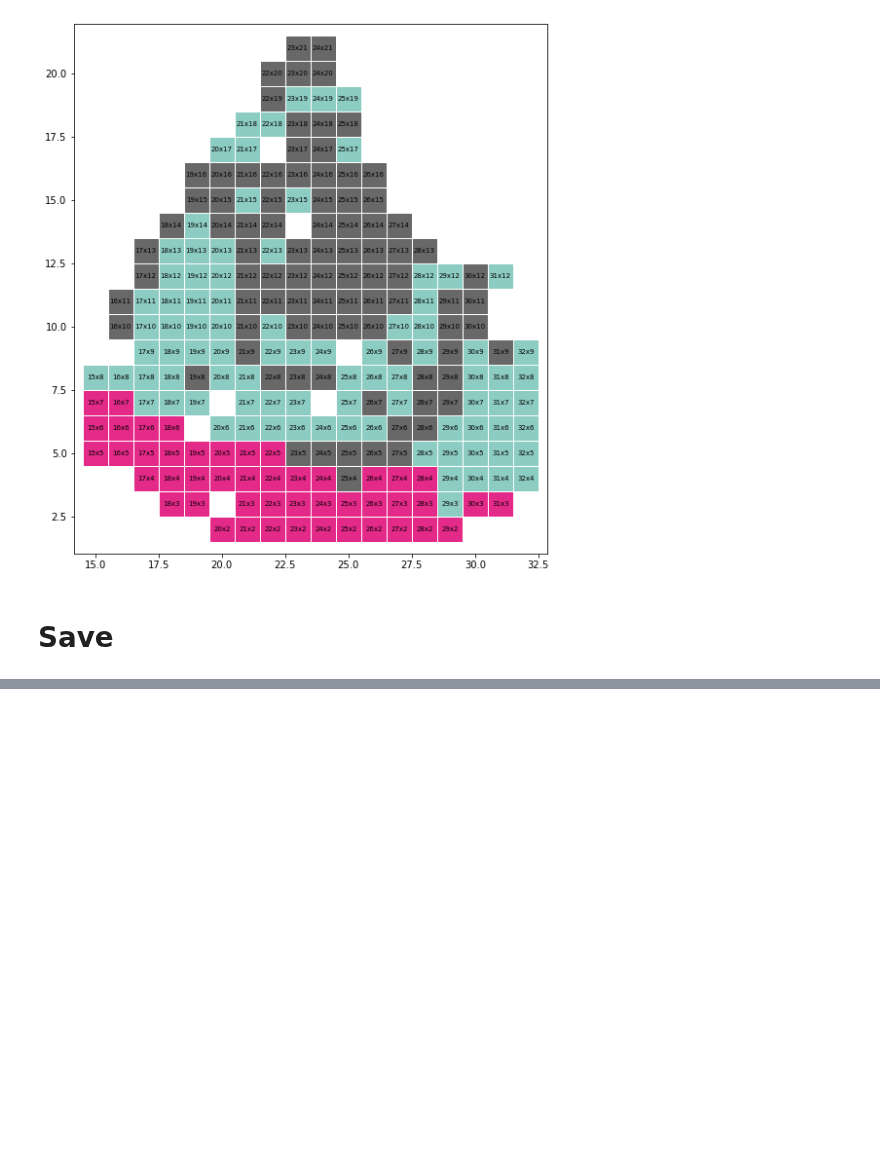
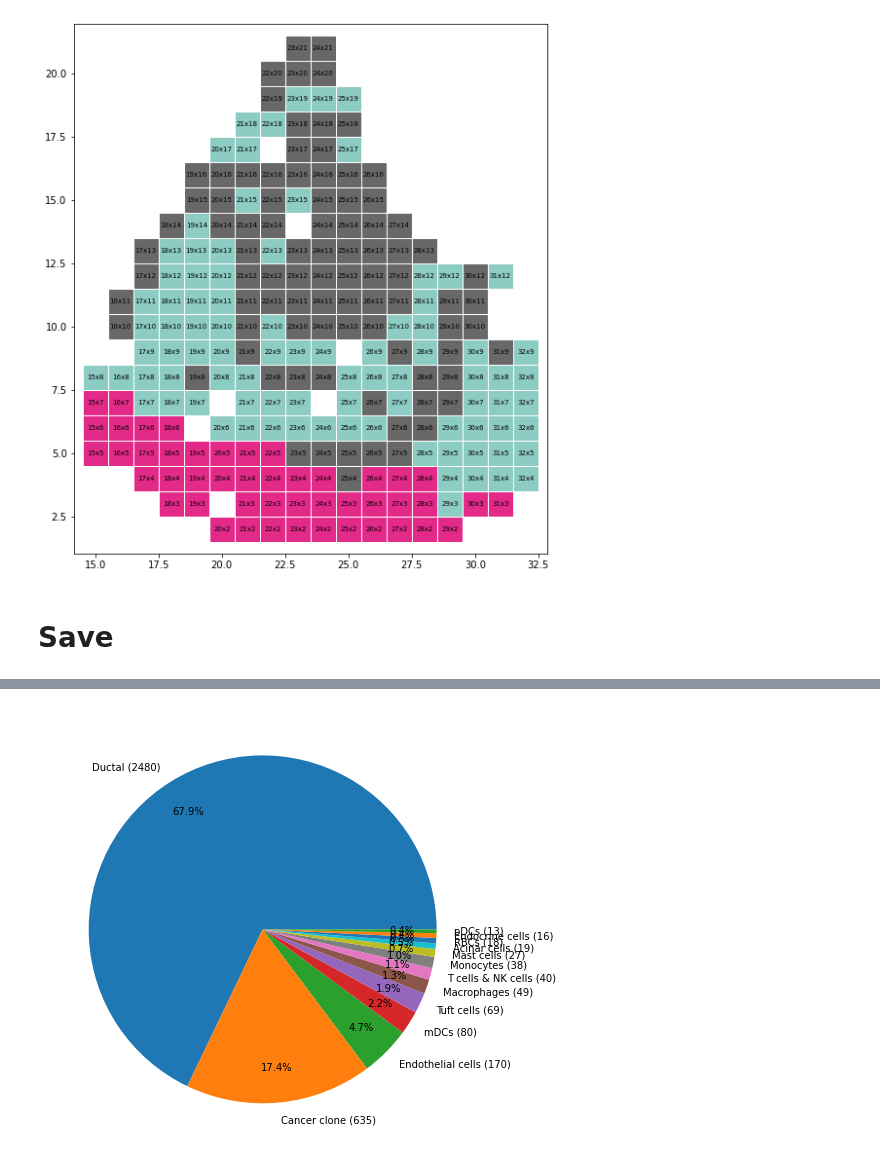
Before and after one commit to williamrobotma/AGrEDA, a Jupyter notebook: preprocess_pdac.ipynb, the cells around one changed output, grey strips where cells are left out. Drawn from its saved outputs; the diff is of its cells as text; code cells hidden in the pictures; blank space fills up the shorter version.

Commit message:
finished integrating PDAC

```diff
--- a/preprocess_pdac.ipynb
+++ b/preprocess_pdac.ipynb
@@ -1194,25 +1199,46 @@ dtype: int64
 # %%
 
 
-SC_OUT_DIR = os.path.join(DATA_DIR, "sc")
-ST_OUT_DIR = os.path.join(DATA_DIR, "st")
+SC_OUT_DIR = os.path.join(PDAC_DIR, "sc_adata")
+ST_OUT_DIR = os.path.join(PDAC_DIR, "st_adata")
 
 if not os.path.isdir(SC_OUT_DIR):
     os.makedirs(SC_OUT_DIR)
 if not os.path.isdir(ST_OUT_DIR):
     os.makedirs(ST_OUT_DIR)
 
-pdac_a_indrop.write(os.path.join(SC_OUT_DIR, "pdac_a_indrop.h5ad"))
-pdac_b_indrop.write(os.path.join(SC_OUT_DIR, "pdac_b_indrop.h5ad"))
-pdac_a_st.write(os.path.join(ST_OUT_DIR, "pdac_a_st.h5ad"))
-pdac_b_st.write(os.path.join(ST_OUT_DIR, "pdac_b_st.h5ad"))
+sample_ids = ["pdac_a", "pdac_b"]
+indrop_out = ad.concat(
+    [pdac_a_indrop, pdac_b_indrop], label="sample_id", keys=sample_ids
+)
+indrop_out.obs_names_make_unique()
+indrop_out.obs["cell_subclass"] = indrop_out.obs["cell_subclass"].map(lambda x: x.split(" - ")[0].rstrip(" AB"))
+cell_type_value_counts = indrop_out.obs["cell_subclass"].value_counts()
+cell_types_to_keep = set(cell_type_value_counts[cell_type_value_counts >= 10].index.tolist())
+indrop_out = indrop_out[indrop_out.obs["cell_subclass"].isin(cell_types_to_keep)]
+
+print(indrop_out.obs["cell_subclass"].value_counts())
+
+indrop_out.write(os.path.join(SC_OUT_DIR, f"{SERIES_ACCESSION}.h5ad"))
+# pdac_b_indrop.write(os.path.join(SC_OUT_DIR, "pdac_b_indrop.h5ad"))
+ordinal_to_cluster = {v:k for k, v in cluster_to_ordinal.items()}
+for sample_id, st_adata in zip(sample_ids, [pdac_a_st, pdac_b_st]):
+    # st_samp_dir = os.path.join(ST_OUT_DIR, sample_id)
+    # if not os.path.isdir(st_samp_dir):
+    #     os.makedirs(st_samp_dir)
+    st_adata.obs["cell_subclass"] = st_adata.obs["cell_subclass"].map(ordinal_to_cluster)
+    st_adata.write(os.path.join(ST_OUT_DIR, f"{SERIES_ACCESSION}-{sample_id}.h5ad"))
+
+
+# pdac_a_st.write(os.path.join(ST_OUT_DIR, "pdac_a_st.h5ad"))
+# pdac_b_st.write(os.path.join(ST_OUT_DIR, "pdac_b_st.h5ad"))
 
 # pdac_a_indrop.write(os.path.join(SC_OUT_DIR, "pdac_a_indrop.h5ad"), compression="gzip")
 # pdac_b_indrop.write(os.path.join(SC_OUT_DIR, "pdac_b_indrop.h5ad"), compression="gzip")
 # pdac_a_st.write(os.path.join(ST_OUT_DIR, "pdac_a_st.h5ad"), compression="gzip")
 # pdac_b_st.write(os.path.join(ST_OUT_DIR, "pdac_b_st.h5ad"), compression="gzip")
 
-with open(os.path.join(ST_OUT_DIR, "cluster_to_ordinal.json"), "wb") as f:
+with open(os.path.join(ST_OUT_DIR, f"{SERIES_ACCESSION}-cluster_to_ordinal.pkl"), "wb") as f:
     pickle.dump(cluster_to_ordinal, f)
-with open(os.path.join(ST_OUT_DIR, "cluster_to_rgb.json"), "wb") as f:
+with open(os.path.join(ST_OUT_DIR, f"{SERIES_ACCESSION}-cluster_to_rgb.pkl"), "wb") as f:
     pickle.dump(cluster_to_rgb, f)
@@ -1218,0 +1260,10 @@ with open(os.path.join(ST_OUT_DIR, "cluster_to_rgb.json"), "wb") as f:
+# %%
+val_counts = indrop_out.obs["cell_subclass"].value_counts().reset_index()
+val_counts["text"] = val_counts.apply(lambda x: f"{x['index']} ({x['cell_subclass']})", axis=1)
+# %%
+fig = plt.figure(figsize=(8, 8))
+
+plt.pie(val_counts["cell_subclass"], labels=val_counts["text"], autopct="%1.1f%%", pctdistance=0.8, labeldistance=1.1)
+plt.show()
+# %% [output]
+[figure, added]
```
Also changed, not shown: parts of 7 cells of this notebook, 17 other files.
